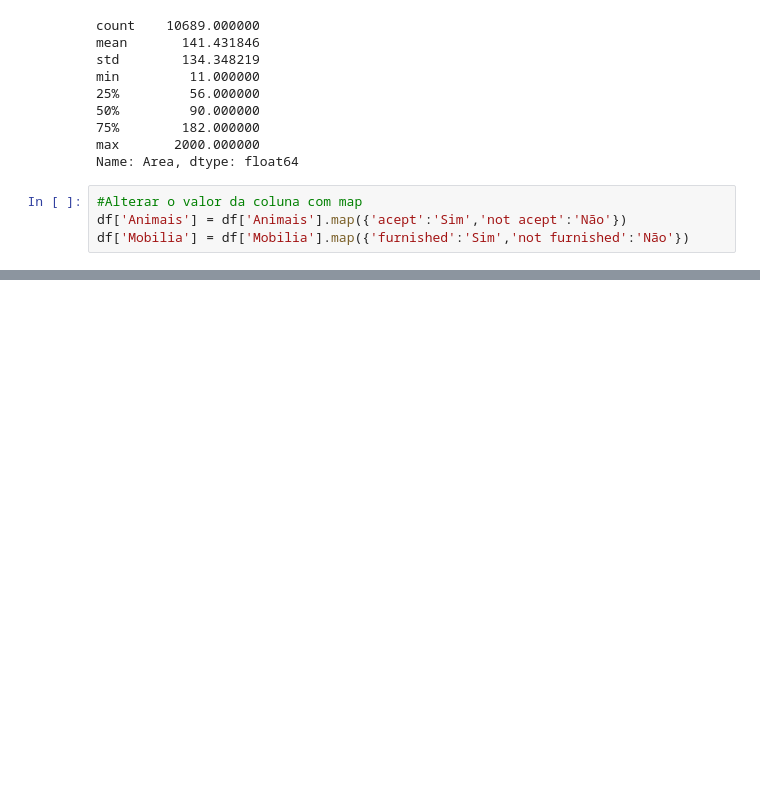
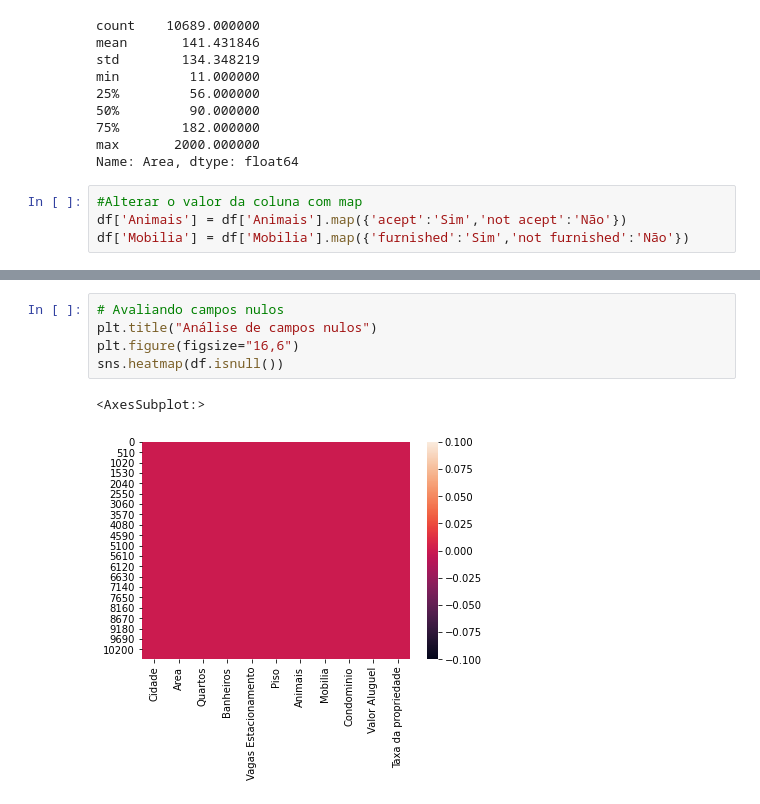
Before and after one commit to isaacuchoa/dataHouse, a Jupyter notebook: datahouse.ipynb, the cells around one changed output, grey strips where cells are left out. Saved outputs shown, nothing was run; the diff lists cells and outputs as text; blank space fills up the shorter version.

Commit message:
avaliando campos nulos

```diff
--- a/datahouse.ipynb
+++ b/datahouse.ipynb
@@ -265,0 +272,8 @@ df.head(5)
+# %%
+# Avaliando campos nulos
+plt.title("Análise de campos nulos")
+plt.figure(figsize="16,6")
+sns.heatmap(df.isnull())
+# %% [output]
+<AxesSubplot:>
+[figure, added]
```
Also changed, not shown: parts of 1 cell of this notebook.
